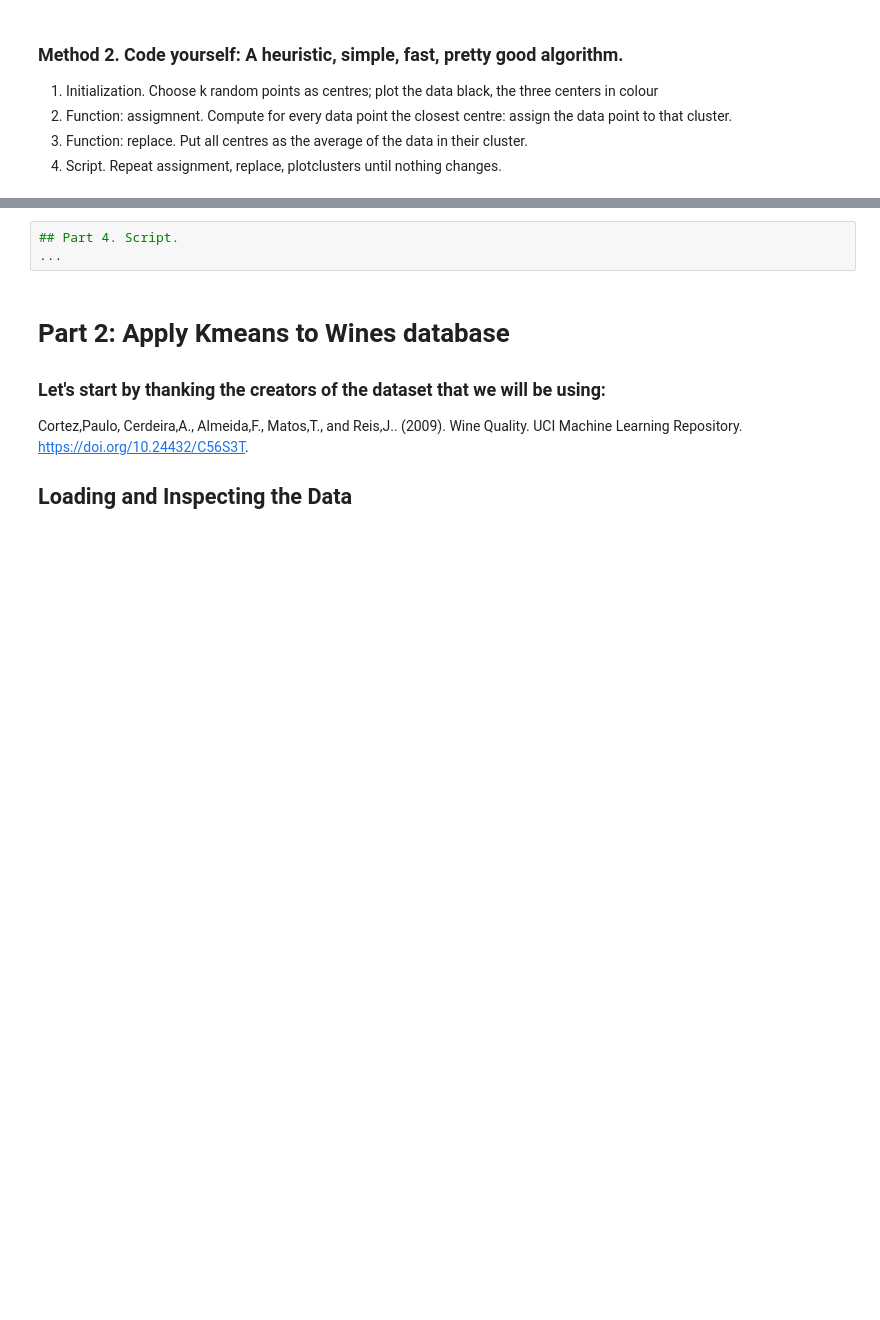
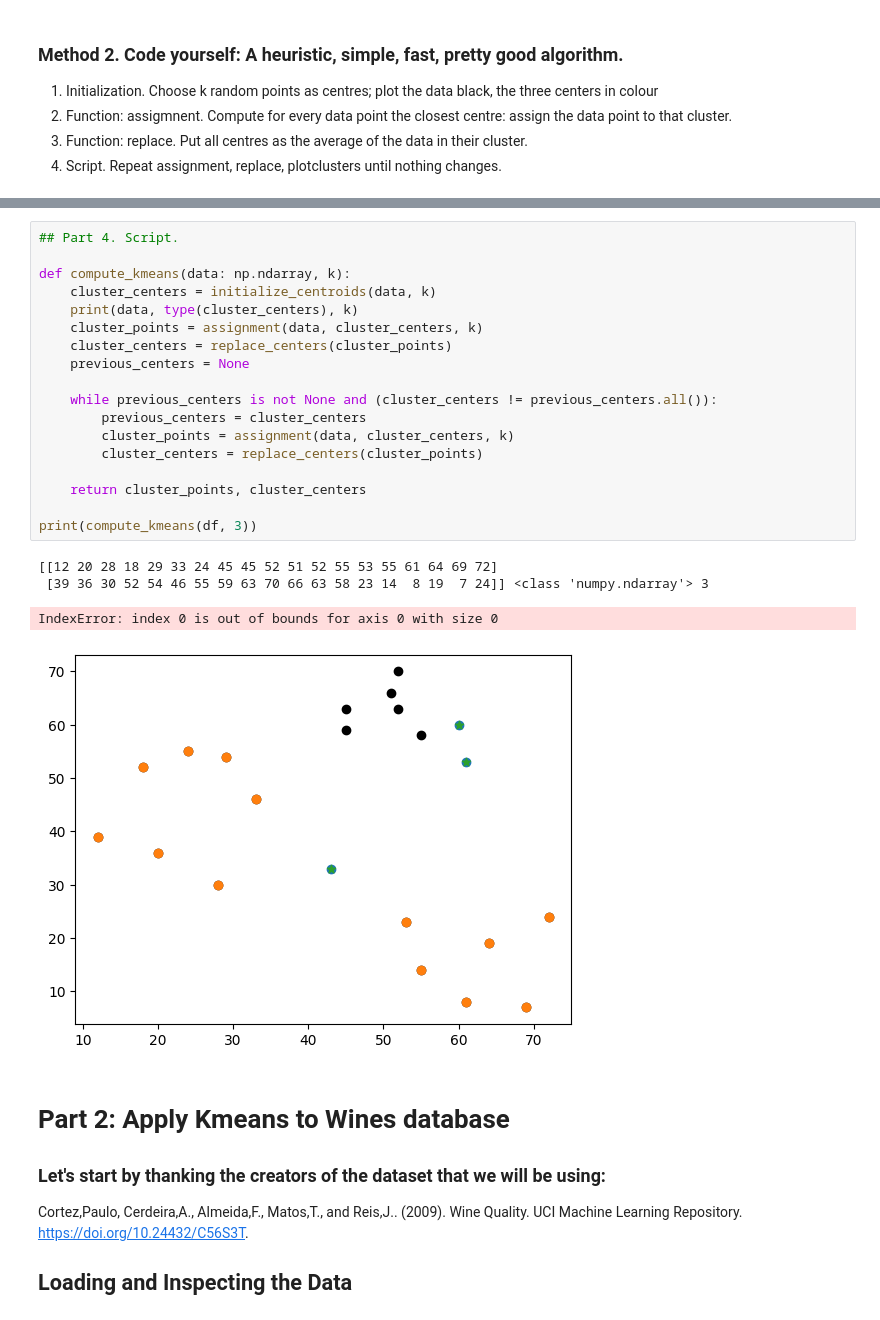
Before and after one commit to BenVigos/Machine-Learning, a Jupyter notebook: Assignment 3/Kmeans_assignment_2025_student.ipynb, the cells around one changed output, grey strips where cells are left out. Saved outputs shown, nothing was run; the diff lists cells and outputs as text; blank space fills up the shorter version.

```diff
--- a/Assignment 3/Kmeans_assignment_2025_student.ipynb
+++ b/Assignment 3/Kmeans_assignment_2025_student.ipynb
@@ -168,6 +180,26 @@ def replace(cluster_points):
-# %%
-## Part 4. Script.
-...
+# %%
+## Part 4. Script.
+
+def compute_kmeans(data: np.ndarray, k):
+    cluster_centers = initialize_centroids(data, k)
+    print(data, type(cluster_centers), k)
+    cluster_points = assignment(data, cluster_centers, k)
+    cluster_centers = replace_centers(cluster_points)
+    previous_centers = None
+
+    while previous_centers is not None and (cluster_centers != previous_centers.all()):
+        previous_centers = cluster_centers
+        cluster_points = assignment(data, cluster_centers, k)
+        cluster_centers = replace_centers(cluster_points)
+
+    return cluster_points, cluster_centers
+
+print(compute_kmeans(df, 3))
+# %% [output]
+[[12 20 28 18 29 33 24 45 45 52 51 52 55 53 55 61 64 69 72]
+ [39 36 30 52 54 46 55 59 63 70 66 63 58 23 14  8 19  7 24]] <class 'numpy.ndarray'> 3
+IndexError: index 0 is out of bounds for axis 0 with size 0
+[figure, added]
 # %% [markdown]
 # Part 2: Apply Kmeans to Wines database
 
```
Also changed, not shown: parts of 4 cells of this notebook, 5 other files.
